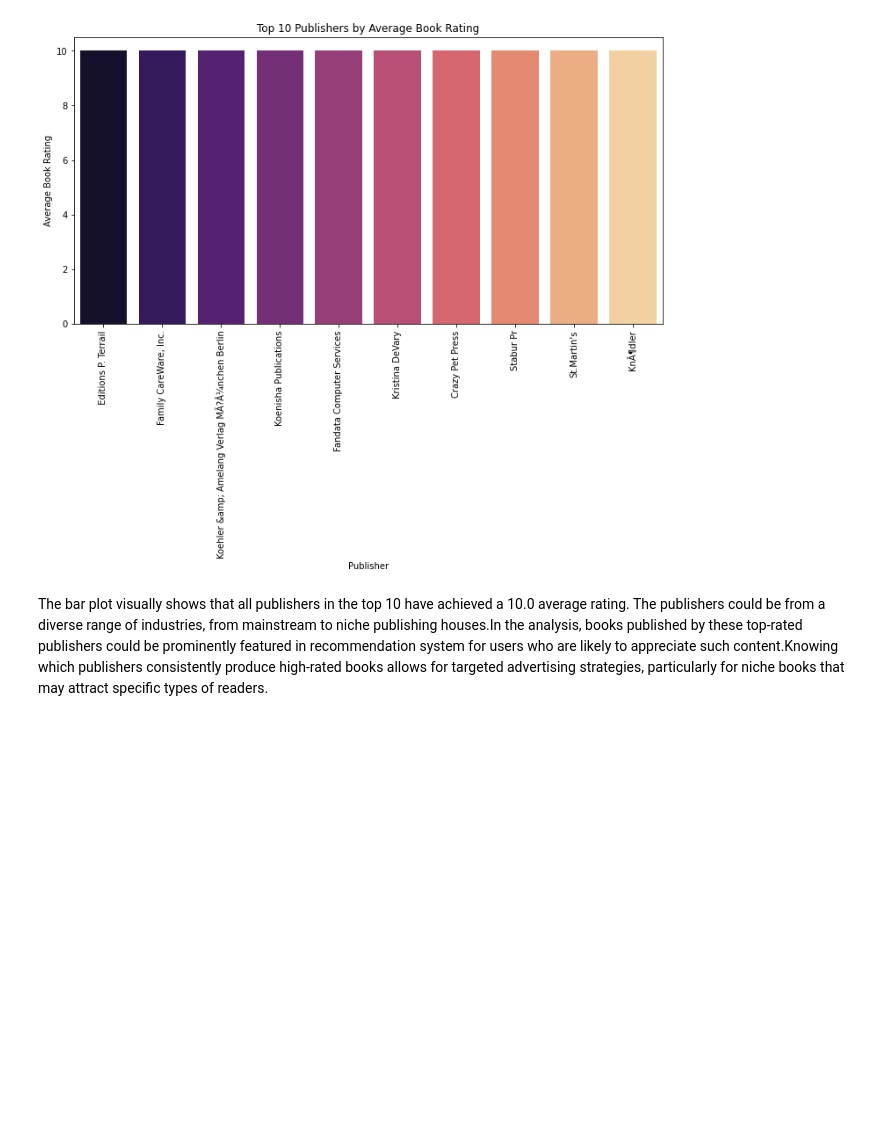
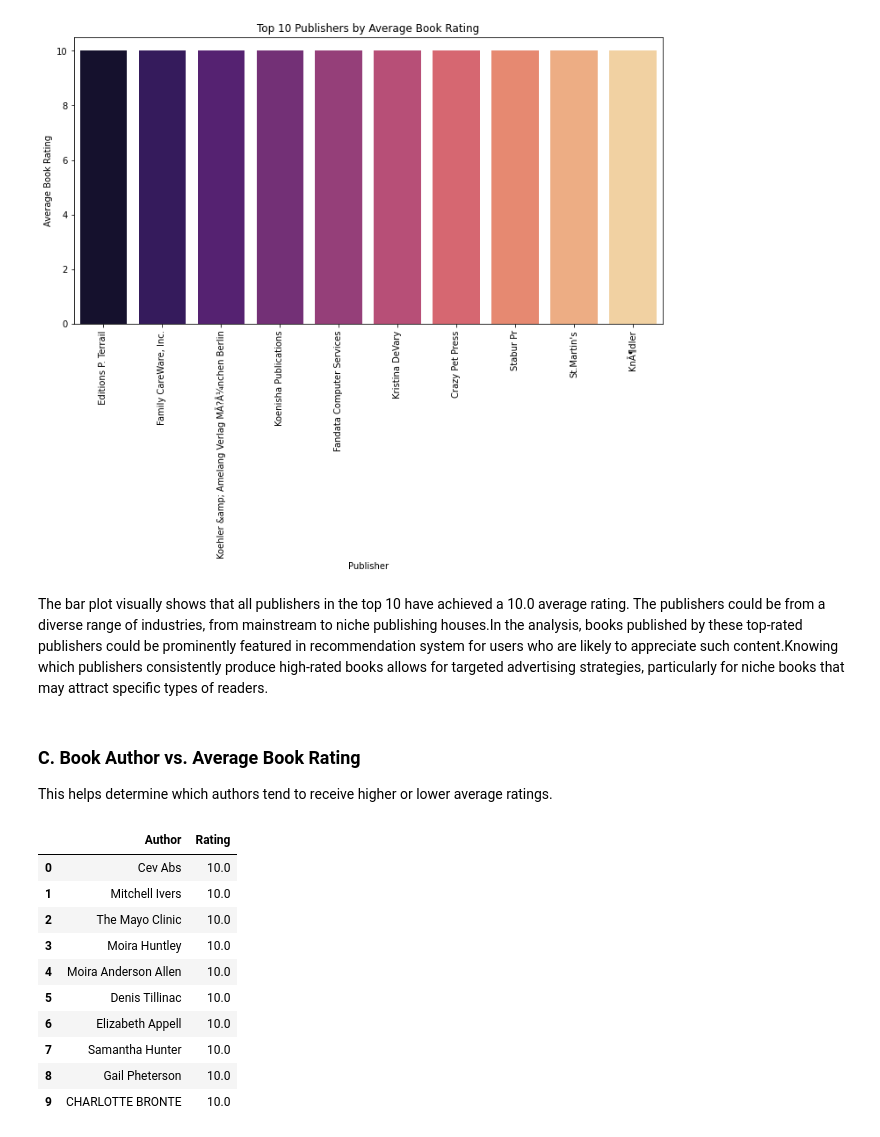
Before and after one commit to aritamichael/Final_Project_4_Moringa, a Jupyter notebook: index.ipynb, the cells around one changed output. Drawn from its saved outputs; the diff is of its cells as text; code cells hidden in the pictures; blank space fills up the shorter version.

```diff
--- a/index.ipynb
+++ b/index.ipynb
@@ -530,3 +530,21 @@ plt.show()
 # %% [markdown]
 
 The bar plot visually shows that all publishers in the top 10 have achieved a 10.0 average rating. The publishers could be from a diverse range of industries, from mainstream to niche publishing houses.In the analysis, books published by these top-rated publishers could be prominently featured in recommendation system for users who are likely to appreciate such content.Knowing which publishers consistently produce high-rated books allows for targeted advertising strategies, particularly for niche books that may attract specific types of readers.
+# %% [markdown]
+### C. Book Author vs. Average Book Rating
+This helps determine which authors tend to receive higher or lower average ratings.
+# %%
+avg_ratings_author = merged_df1.groupby('Author')['Rating'].mean().sort_values(ascending=False).reset_index()
+avg_ratings_author.head(10)
+# %% [output]
+|  | Author | Rating |
+| 0 | Cev Abs | 10.0 |
+| 1 | Mitchell Ivers | 10.0 |
+| 2 | The Mayo Clinic | 10.0 |
+| 3 | Moira Huntley | 10.0 |
+| 4 | Moira Anderson Allen | 10.0 |
+| 5 | Denis Tillinac | 10.0 |
+| 6 | Elizabeth Appell | 10.0 |
+| 7 | Samantha Hunter | 10.0 |
+| 8 | Gail Pheterson | 10.0 |
+| 9 | CHARLOTTE BRONTE | 10.0 |
```
Also changed, not shown: parts of 1 cell of this notebook.
